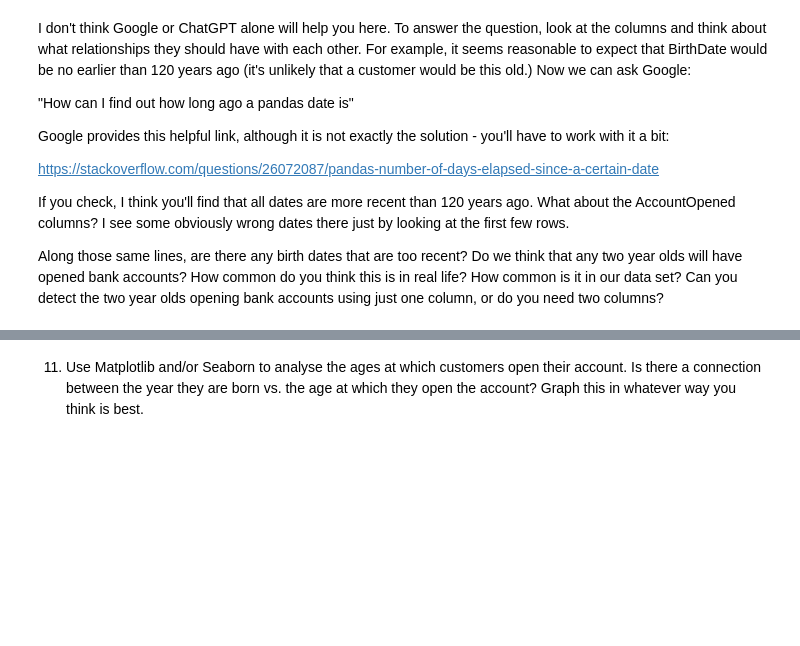
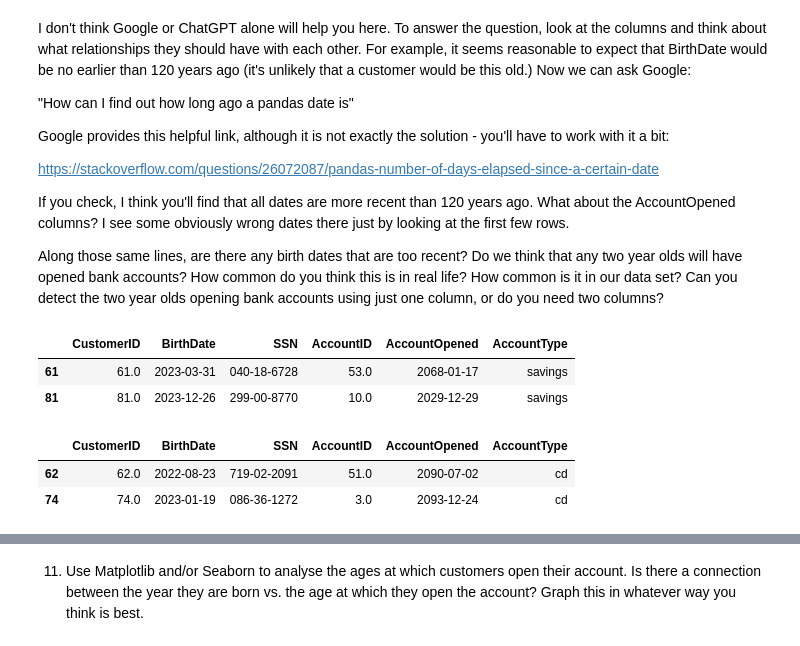
Before and after one commit to Rocking-Priya/2025-spring-B2, a Jupyter notebook: Week1.ipynb, the cells around one changed output, grey strips where cells are left out. Cells and saved outputs as stored; diff of their text form; code cells hidden in the pictures; blank space fills up the shorter version.

```diff
--- a/Week1.ipynb
+++ b/Week1.ipynb
@@ -490,3 +490,20 @@ https://stackoverflow.com/questions/26072087/pandas-number-of-days-elapsed-since
 If you check, I think you'll find that all dates are more recent than 120 years ago.  What about the AccountOpened columns?  I see some obviously wrong dates there just by looking at the first few rows.
 
 Along those same lines, are there any birth dates that are too recent?  Do we think that any two year olds will have opened bank accounts?  How common do you think this is in real life?  How common is it in our data set?  Can you detect the two year olds opening bank accounts using just one column, or do you need two columns?
+# %%
+today = pd.to_datetime('today')
+age = (today - df_bank_datefix['BirthDate']).dt.days // 365
+recent_birthdates = df_bank_datefix[age < 2]
+recent_birthdates
+# %% [output]
+|  | CustomerID | BirthDate | SSN | AccountID | AccountOpened | AccountType |
+| 61 | 61.0 | 2023-03-31 | 040-18-6728 | 53.0 | 2068-01-17 | savings |
+| 81 | 81.0 | 2023-12-26 | 299-00-8770 | 10.0 | 2029-12-29 | savings |
+# %%
+two_year_old = df_bank_datefix[age == 2]
+opened_account = two_year_old[two_year_old['AccountOpened'] > (today - pd.DateOffset(years=2))]
+opened_account
+# %% [output]
+|  | CustomerID | BirthDate | SSN | AccountID | AccountOpened | AccountType |
+| 62 | 62.0 | 2022-08-23 | 719-02-2091 | 51.0 | 2090-07-02 | cd |
+| 74 | 74.0 | 2023-01-19 | 086-36-1272 | 3.0 | 2093-12-24 | cd |
```
Also changed, not shown: parts of 3 cells of this notebook.
